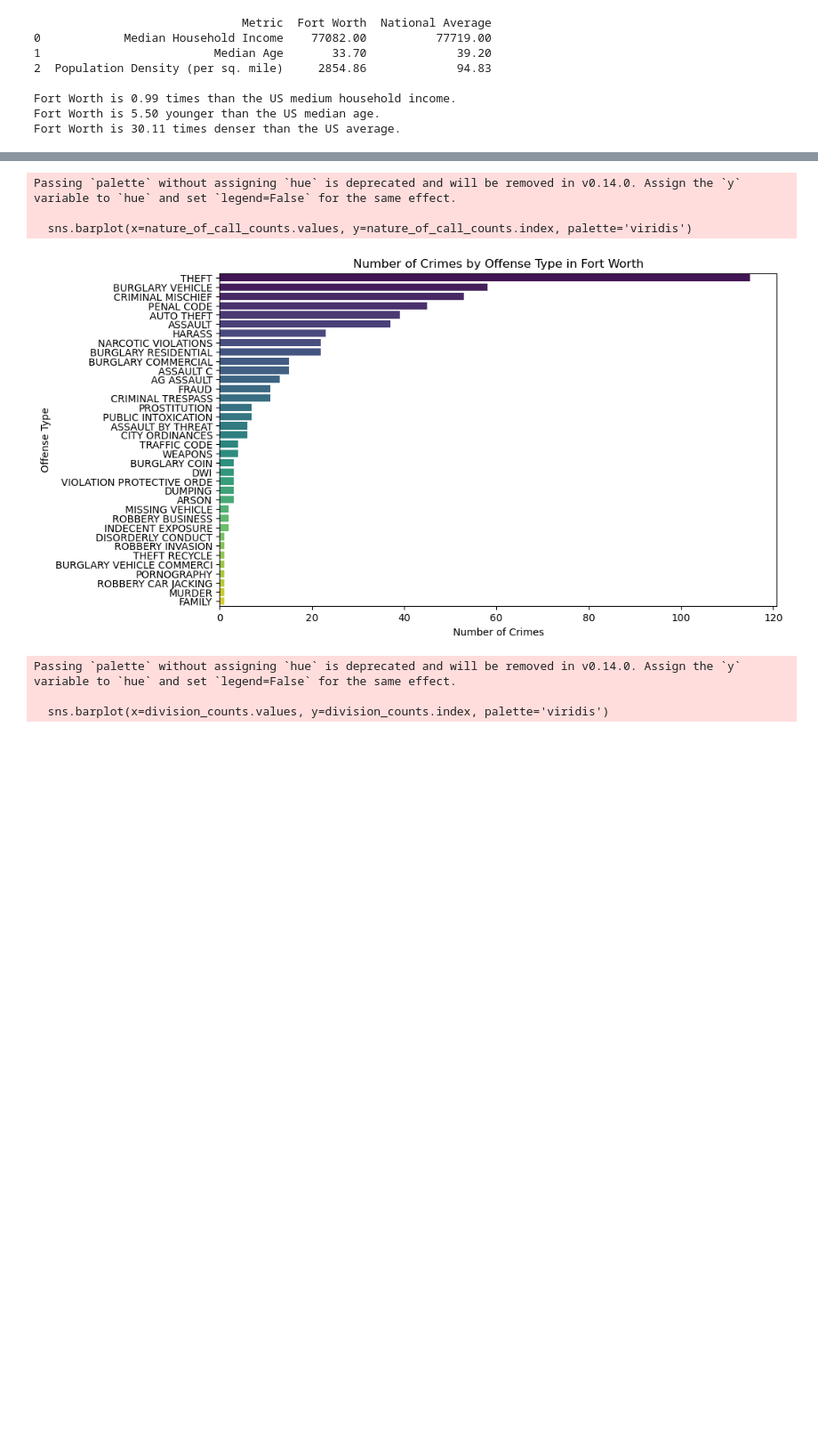
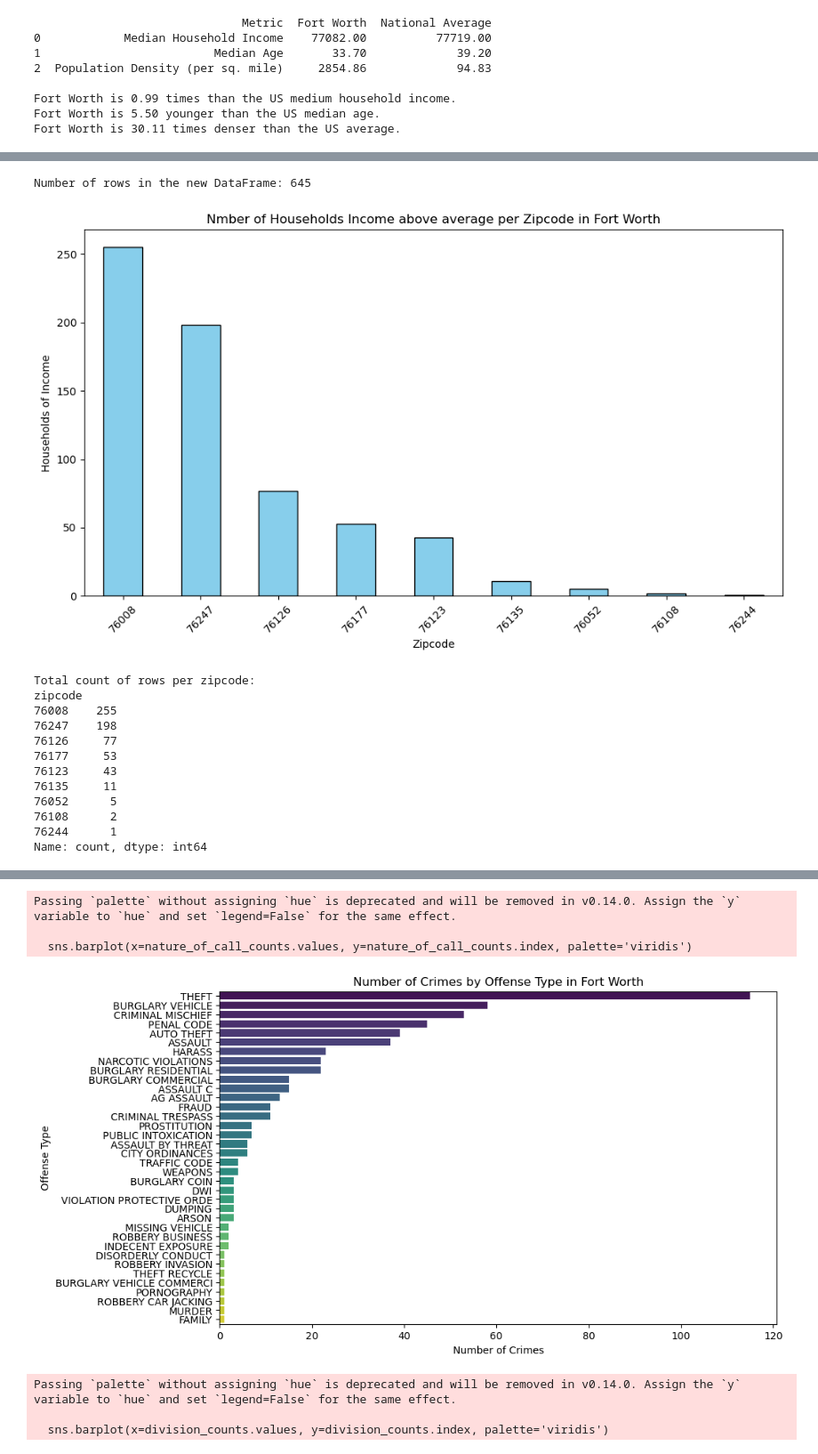
Before and after one commit to alex-a11ahar/italian_resturant_analysis, a Jupyter notebook: Assignment1.ipynb, the cells around one changed output, grey strips where cells are left out. Shown: that part at 89% size. Drawn from its saved outputs; the diff is of its cells as text; code cells hidden in the pictures; blank space fills up the shorter version.

```diff
--- a/Assignment1.ipynb
+++ b/Assignment1.ipynb
@@ -113,0 +117,11 @@ memory usage: 1.5+ MB
+# %%
+# Remove unnecessary columns
+df = df.drop(columns=["pct_voter_turnout", "pct_near_library", "pct_near_park", "pct_near_grocery_store", "sanitary_sewer_overflow_rate", "pct_poor_streets", "emergency_", "reported_s",
+                      "residential_bld_permits", "commercial_bld_permits", "school_subsidized_meals", "uninsured_rate", "crimes_people", "crimes_property", "sub_standard_structure_complaints",
+                      "pct_foreclosures", "pct_vacant", "pct_renting", "total_jobs_area", "pct_unemployed", "pct_highschool_diploma"])
+
+#Remove rows with missing values
+df = df.dropna()
+
+#Display the first 5 rows of the dataframe
+df.head()
@@ -113,0 +135,47 @@ memory usage: 1.5+ MB
+# %%
+# Convert 'median_household_income' to numeric (use errors='coerce' to handle any non-numeric values)
+df['median_household_income'] = pd.to_numeric(df['median_household_income'], errors='coerce')
+
+# Remove rows where 'median_household_income' is lower than 77719
+df_filtered = df[df['median_household_income'] >= 77719]
+
+# Sort the DataFrame by 'median_household_income' in descending order
+df_sorted = df_filtered.sort_values(by='median_household_income', ascending=False)
+
+# Print the number of rows in the new DataFrame
+print(f'Number of rows in the new DataFrame: {len(df_sorted)}')
+# %% [output]
+Number of rows in the new DataFrame: 645
+# %%
+#Visualize the distribution of median household income in Fort Worth
+
+# Count the number of rows per zipcode
+zipcode_counts = df_sorted['zipcode'].value_counts()
+
+# Plot the counts for each zipcode
+plt.figure(figsize=(10, 6))
+zipcode_counts.plot(kind='bar', color='skyblue', edgecolor='black')
+plt.title('Nmber of Households Income above average per Zipcode in Fort Worth')
+plt.xlabel('Zipcode')
+plt.ylabel('Households of Income')
+plt.xticks(rotation=45)
+plt.tight_layout()
+plt.show()
+
+# Print the total count for each zipcode
+print("Total count of rows per zipcode:")
+print(zipcode_counts)
+# %% [output]
+[figure, added]
+Total count of rows per zipcode:
+zipcode
+76008    255
+76247    198
+76126     77
+76177     53
+76123     43
+76135     11
+76052      5
+76108      2
+76244      1
+Name: count, dtype: int64
```
Also changed, not shown: parts of 32 cells of this notebook, 1 other file.
